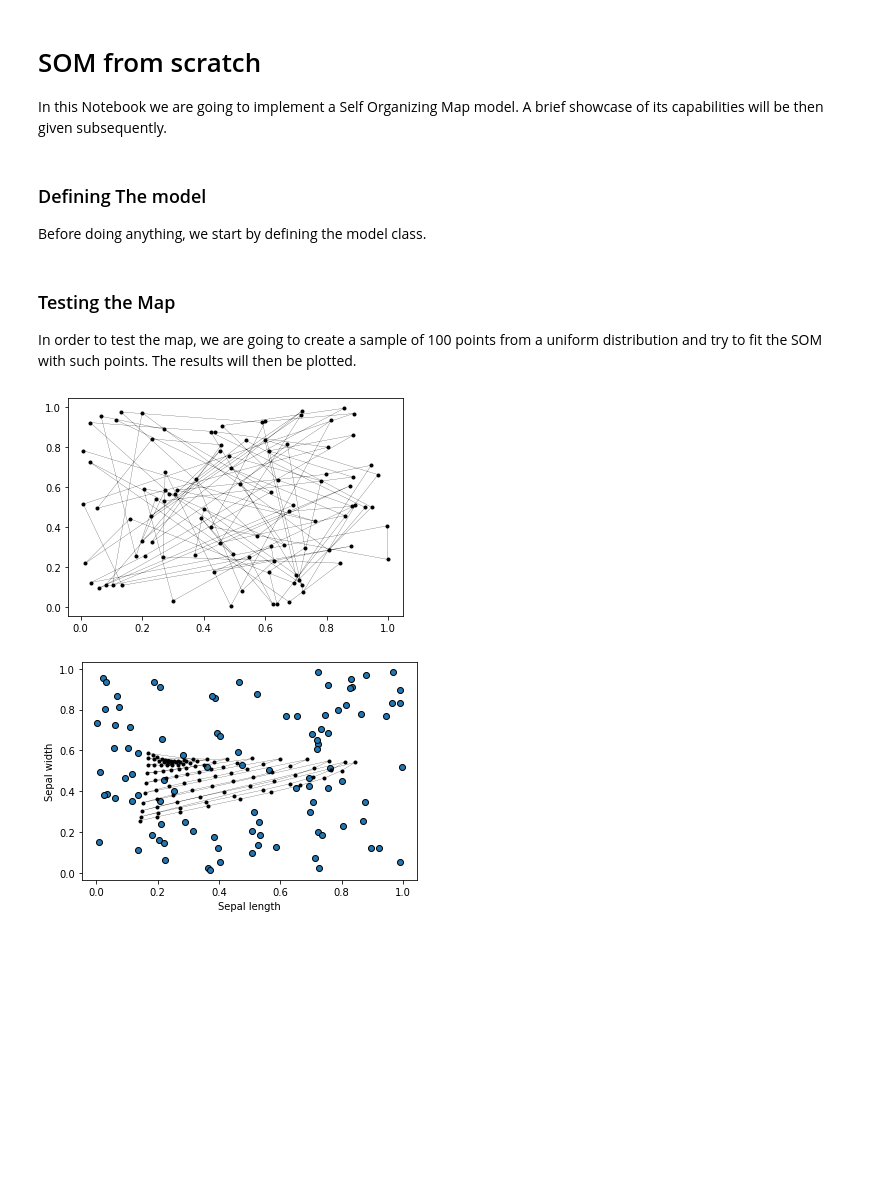
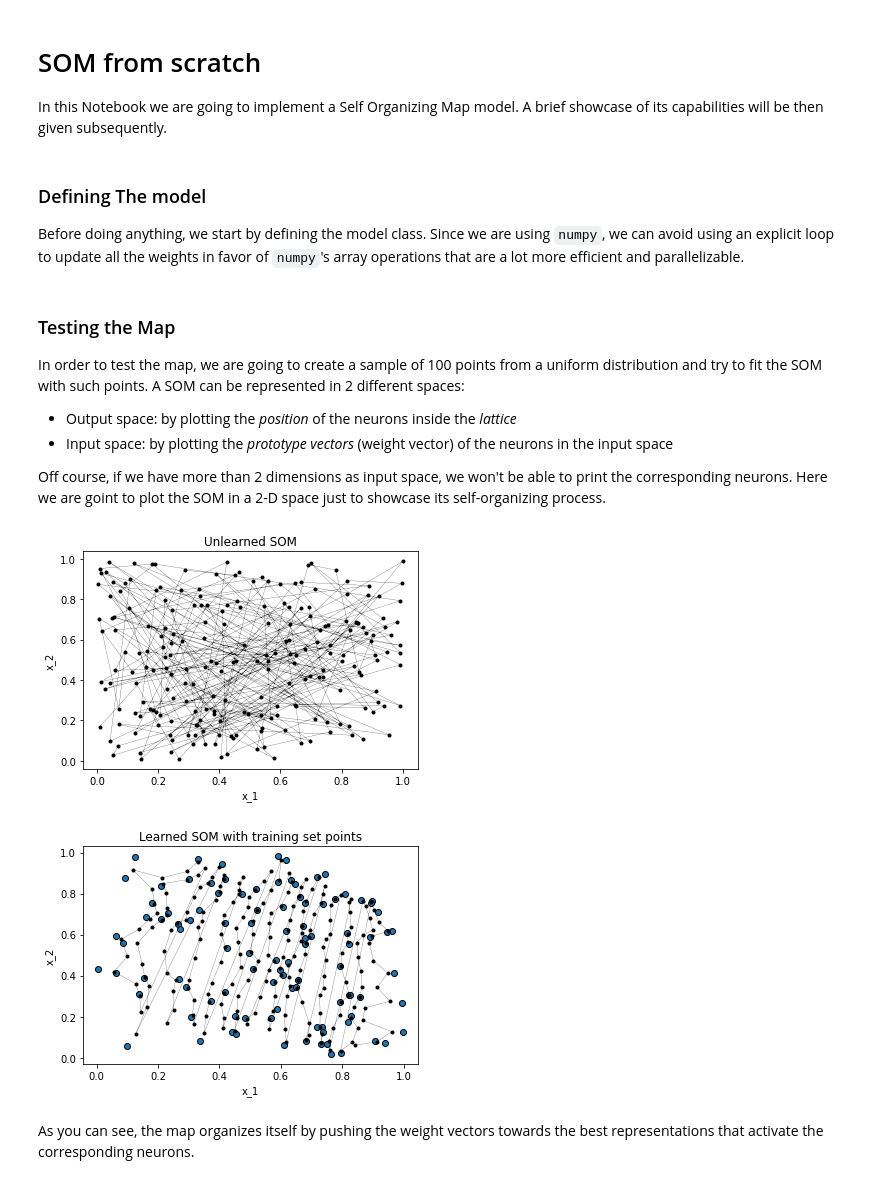
Before and after one commit to ollenurb/ml, a Jupyter notebook: SOM/SOM.ipynb, the cells around one changed output. Drawn from its saved outputs; the diff is of its cells as text; code cells hidden in the pictures; blank space fills up the shorter version.

```diff
--- a/SOM/SOM.ipynb
+++ b/SOM/SOM.ipynb
@@ -4,6 +4,7 @@ In this Notebook we are going to implement a Self Organizing Map model. A brief
 # %% [markdown]
 ### Defining The model
 Before doing anything, we start by defining the model class.
+Since we are using `numpy`, we can avoid using an explicit loop to update all the weights in favor of `numpy`'s array operations that are a lot more efficient and parallelizable.
 # %%
 import numpy as np
 import random
@@ -53,27 +55,49 @@ class SOM:
         raise Exception('Cannot plot higher dimensional data (>2)')
 # %% [markdown]
 ### Testing the Map
-In order to test the map, we are going to create a sample of 100 points from a uniform distribution and try to fit the SOM with such points. The results will then be plotted.
+In order to test the map, we are going to create a sample of 100 points from a uniform distribution and try to fit the SOM with such points.
+A SOM can be represented in 2 different spaces:
+* Output space: by plotting the *position* of the neurons inside the *lattice*
+* Input space: by plotting the *prototype vectors* (weight vector) of the neurons in the input space
+
+Off course, if we have more than 2 dimensions as input space, we won't be able to print the corresponding neurons. Here we are goint to plot the SOM in a 2-D space just to showcase its self-organizing process.
 # %%
+
 import matplotlib.pyplot as plt
 
 np.set_printoptions(suppress=True)
+
+# Create the dataset
 X = np.random.rand(100,2)
 
-som = SOM(10, 10, 2)
+# Create a 15x15 SOM, with 2-dimensional prototype vectors
+som = SOM(15, 15, 2)
 neurons_x, neurons_y = som.plot_data()
+# Here is the SOM initialized, plotted in the input space
 plt.plot(neurons_x, neurons_y, linewidth=0.2, marker='.', color='k')
+
+plt.xlabel('x_1')
+plt.ylabel('x_2')
+plt.title(label='Unlearned SOM')
 plt.show()
 
-som.train(X, 5, eta=.5, sigma=20, eta_decay=.1, sigma_decay=.1)
+n_iter = 5000
+
+# proportional to the number of iteerations
+eta_decay = n_iter
+sigma = 8
+sigma_decay = 1000/np.log10(sigma)
+
+som.train(X, n_iter, eta=0.1, sigma=sigma, eta_decay=eta_decay, sigma_decay=sigma_decay)
 neurons_x, neurons_y = som.plot_data()
-# plt.scatter(X[:, 0], X[:, 1], c=y, cmap=plt.cm.Set1, edgecolor="k")
 plt.scatter(X[:, 0], X[:, 1], edgecolor="k")
 plt.plot(neurons_x, neurons_y, linewidth=0.2, marker='.', color='k')
-# plt.scatter(neurons_x, neurons_y, s=15)
-plt.xlabel("Sepal length")
-plt.ylabel("Sepal width")
+plt.title(label='Learned SOM with training set points')
+plt.xlabel('x_1')
+plt.ylabel('x_2')
 plt.show()
 # %% [output]
-[figure, old version]
+[figure, new version]
-[figure, old version]
+[figure, new version]
+# %% [markdown]
+As you can see, the map organizes itself by pushing the weight vectors towards the best representations that activate the corresponding neurons.
```
Also changed, not shown: parts of 1 cell of this notebook, 5 other files.
